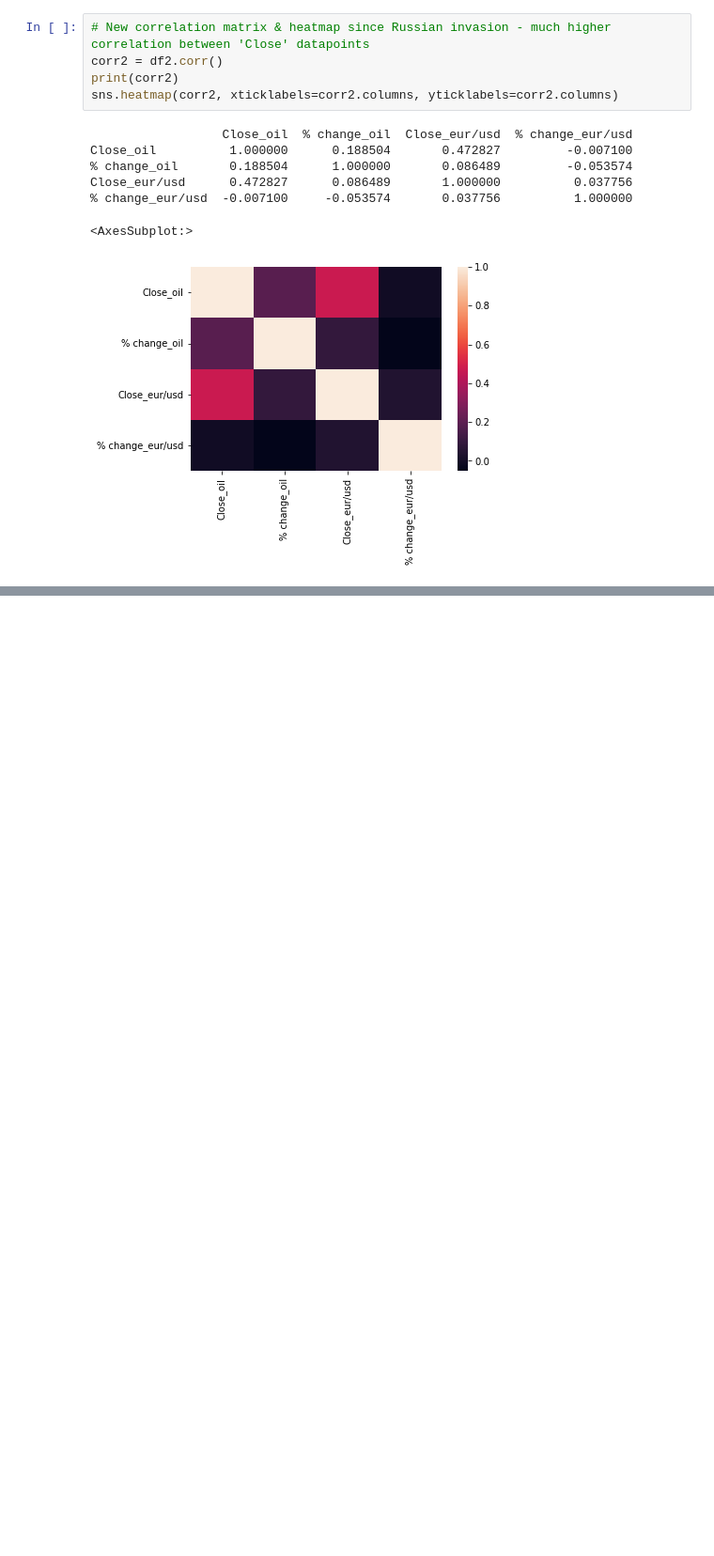
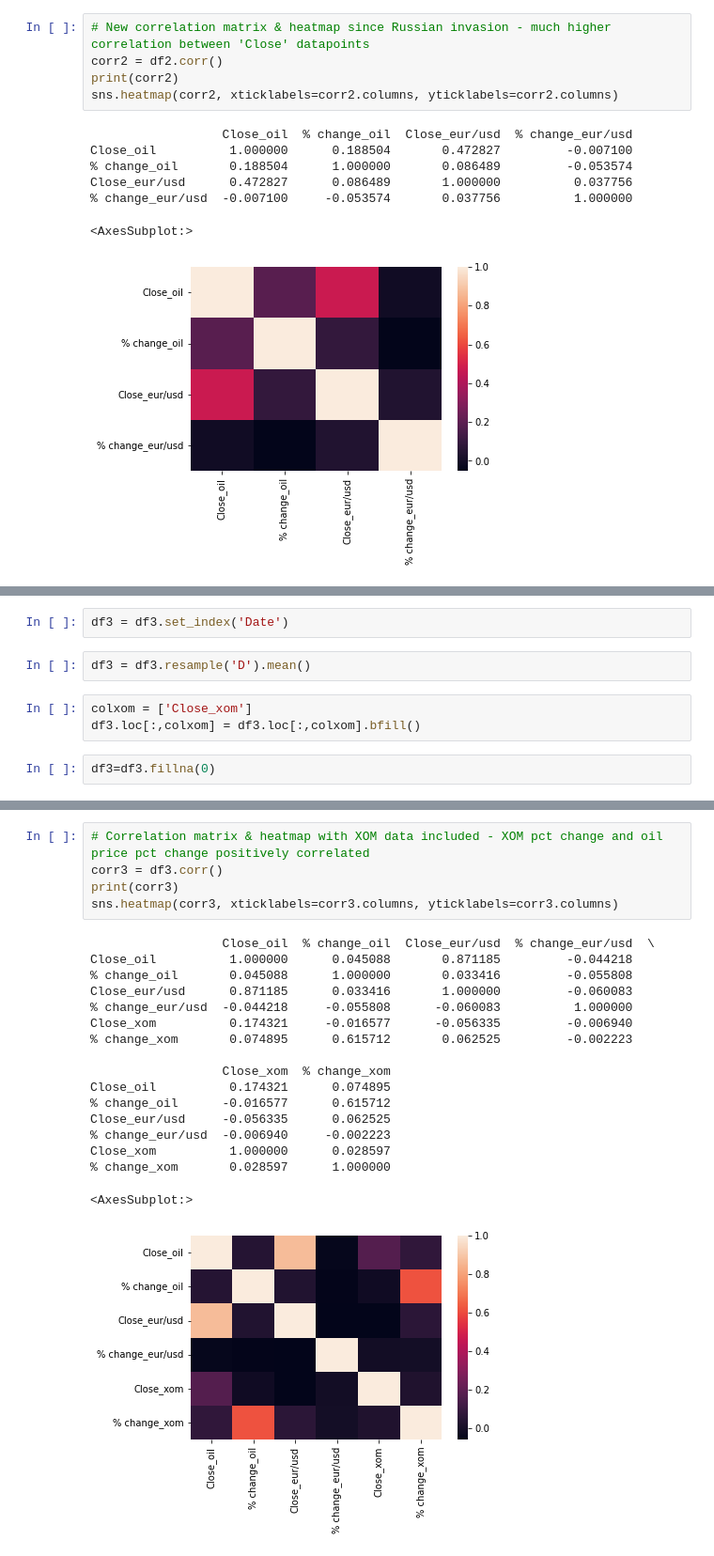
Before and after one commit to empeya/UCDPA_alistairempey, a Jupyter notebook: UCDPA_alistairempey.ipynb, the cells around one changed output, grey strips where cells are left out. Shown: that part at 94% size. Drawn from its saved outputs; the diff is of its cells as text; blank space fills up the shorter version.

Commit message:
Inclusin and Analysis of Exxon Mobil data

```diff
--- a/UCDPA_alistairempey.ipynb
+++ b/UCDPA_alistairempey.ipynb
@@ -219,0 +275,9 @@ Close_eur/usd      0.472827      0.086489       1.000000          0.037756
+# %%
+df3 = df3.set_index('Date')
+# %%
+df3 = df3.resample('D').mean()
+# %%
+colxom = ['Close_xom']
+df3.loc[:,colxom] = df3.loc[:,colxom].bfill()
+# %%
+df3=df3.fillna(0)
@@ -219,0 +303,23 @@ Close_eur/usd      0.472827      0.086489       1.000000          0.037756
+# %%
+# Correlation matrix & heatmap with XOM data included - XOM pct change and oil price pct change positively correlated
+corr3 = df3.corr()
+print(corr3)
+sns.heatmap(corr3, xticklabels=corr3.columns, yticklabels=corr3.columns)
+# %% [output]
+                  Close_oil  % change_oil  Close_eur/usd  % change_eur/usd  \
+Close_oil          1.000000      0.045088       0.871185         -0.044218
+% change_oil       0.045088      1.000000       0.033416         -0.055808
+Close_eur/usd      0.871185      0.033416       1.000000         -0.060083
+% change_eur/usd  -0.044218     -0.055808      -0.060083          1.000000
+Close_xom          0.174321     -0.016577      -0.056335         -0.006940
+% change_xom       0.074895      0.615712       0.062525         -0.002223
+
+                  Close_xom  % change_xom
+Close_oil          0.174321      0.074895
+% change_oil      -0.016577      0.615712
+Close_eur/usd     -0.056335      0.062525
+% change_eur/usd  -0.006940     -0.002223
+Close_xom          1.000000      0.028597
+% change_xom       0.028597      1.000000
+<AxesSubplot:>
+[figure, added]
```
Also changed, not shown: parts of 12 cells of this notebook.
